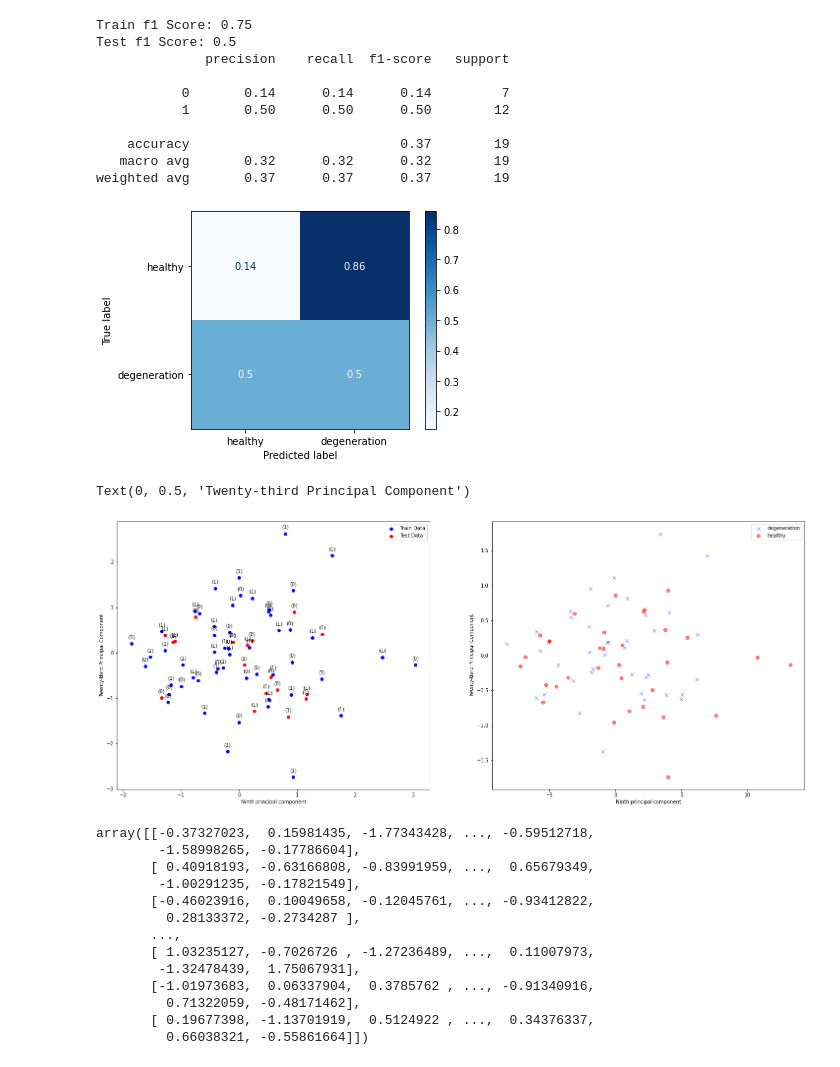
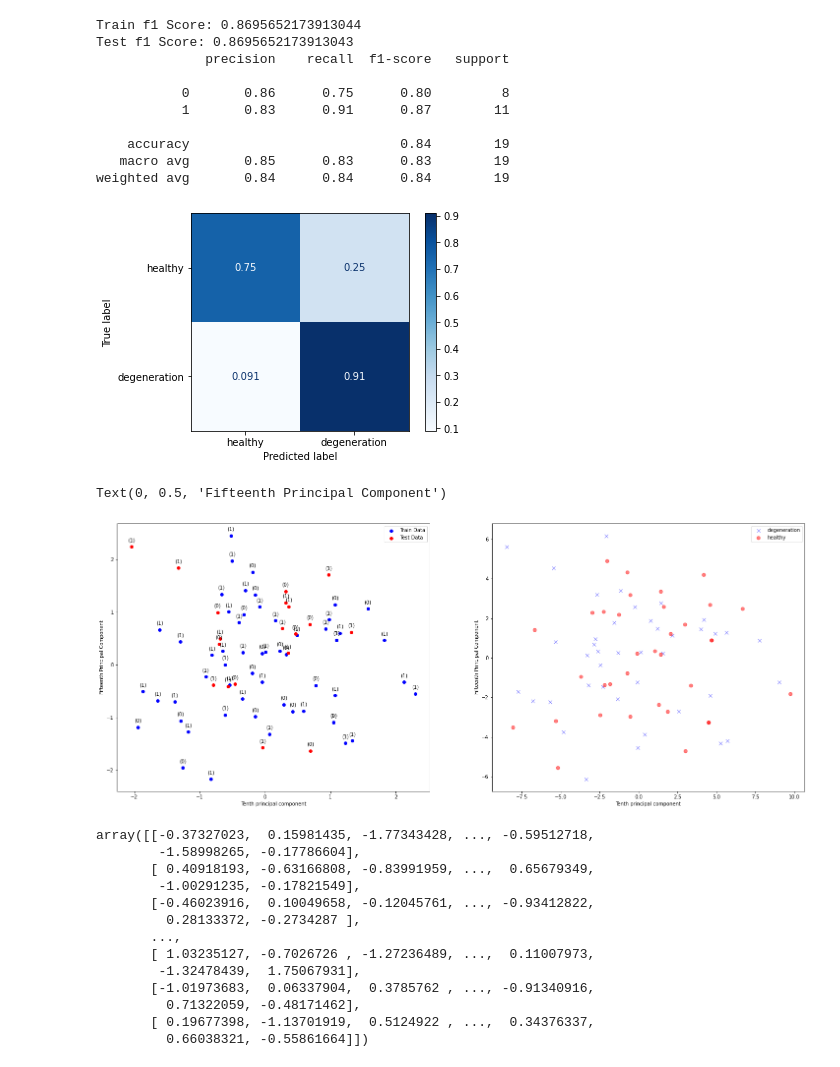
Before and after one commit to AlekKrajanowski/Motion-Capture-Gait, a Jupyter notebook: AKrajanowski/PCA_KNC.ipynb, the cells around one changed output. Saved outputs shown, nothing was run; the diff lists cells and outputs as text; code cells hidden in the pictures.

```diff
--- a/AKrajanowski/PCA_KNC.ipynb
+++ b/AKrajanowski/PCA_KNC.ipynb
@@ -19,7 +19,7 @@ import seaborn as sns
 # %%
 f=h5py.File(r'features_database_gait_one_cycles_both_legs.h5', 'r')
 print(list(f.keys()))
-x = f['right'][:,:,:]
+x = f['left'][:,:,:]
 print('(samples, timesteps, features)', x.shape)
 # %% [output]
 ['left', 'right']
@@ -27,11 +27,11 @@ print('(samples, timesteps, features)', x.shape)
 # %%
-path = f'cut_one_gait_cycle_right'
+path = f'cut_one_gait_cycle_left'
 filelist =[]
 digits =[]
 digits_int =[]
 for file in glob.glob(f'{path}\\*.c3d',recursive = True):
     filelist.append(file[4:-4].replace("_", ""))
-    digits.append(file[25:-9])
+    digits.append(file[24:-9])
 
 for ele in digits:
     digits_int.append(1) if ele=='degeneration' else digits_int.append(0)
@@ -47,5 +47,5 @@ scaled_data.shape
 # %%
-pca = PCA(n_components=74, svd_solver='full')
+pca = PCA(n_components=76, svd_solver='full')
 pca.fit(scaled_data)
 X_pca = pca.transform(scaled_data)
 # %%
@@ -114,5 +111,5 @@ plt.show()
 # %%
-X = X_pca[:,0:75]
+X = X_pca[:,0:43]
 
 # Train-test-split
 X_train, X_test, y_train, y_test = train_test_split(X, digits_int,
@@ -134,58 +131,57 @@ print(f'Train f1 Score: {f1_score(y_train, y_pred_train)}')
 print(f'Test f1 Score: {f1_score(y_test, y_pred_test)}')
 print(classification_report(y_test, y_pred_test))
 # %% [output]
-Train f1 Score: 0.75
-Test f1 Score: 0.5
+Train f1 Score: 0.8695652173913044
+Test f1 Score: 0.8695652173913043
               precision    recall  f1-score   support
 
-           0       0.14      0.14      0.14         7
-           1       0.50      0.50      0.50        12
+           0       0.86      0.75      0.80         8
+           1       0.83      0.91      0.87        11
 
-    accuracy                           0.37        19
-   macro avg       0.32      0.32      0.32        19
-weighted avg       0.37      0.37      0.37        19
+    accuracy                           0.84        19
+   macro avg       0.85      0.83      0.83        19
+weighted avg       0.84      0.84      0.84        19
 # %%
 plot_confusion_matrix(knn, X_test, y_test, display_labels=['healthy','degeneration'],
                       normalize='true', cmap='Blues');
 # %% [output]
-[figure, old version]
+[figure, new version]
 # %%
 fig, ax = plt.subplots(1, 2, figsize=(25,10))
 
 #KNN and PCA
 
-ax[0].scatter(X_train[:,9],X_train[:,35], c='blue', label='Train Data')
-for x,y,z in zip(X_train[:,9],X_train[:,35], y_pred_train):
+ax[0].scatter(X_train[:,10],X_train[:,15], c='blue', label='Train Data')
+for x,y,z in zip(X_train[:,10],X_train[:,15], y_pred_train):
     label = f"({z})"
     ax[0].annotate(label,
                  (x,y),
                  textcoords="offset points",
                  xytext=(0,10),
                  ha='center')
 
-ax[0].scatter(X_test[:,9],X_test[:,35], c='red', label='Test Data')
-for x,y,z in zip(X_test[:,9],X_test[:,35], y_pred_test):
+ax[0].scatter(X_test[:,10],X_test[:,15], c='red', label='Test Data')
+for x,y,z in zip(X_test[:,10],X_test[:,15], y_pred_test):
     label = f"({z})"
     ax[0].annotate(label,
                  (x,y),
                  textcoords="offset points",
                  xytext=(0,10),
                  ha='center')
 
-ax[0].set_xlabel('Ninth principal component')
-ax[0].set_ylabel('Twenty-third Principal Component')
+ax[0].set_xlabel('Tenth principal component')
+ax[0].set_ylabel('Fifteenth Principal Component')
 ax[0].legend()
 
 #Only PCA
-
-ax[1].plot(X_pca[0:40,9],X_pca[0:40,35], 'x', markersize=7, color='blue', alpha=0.5, label='degeneration')
-ax[1].plot(X_pca[41:74,9],X_pca[41:74,35], 'o', markersize=7, color='red', alpha=0.5, label='healthy')
+ax[1].plot(X_pca[0:41,10],X_pca[0:41,15], 'x', markersize=7, color='blue', alpha=0.5, label='degeneration')
+ax[1].plot(X_pca[41:76,10],X_pca[41:76,15], 'o', markersize=7, color='red', alpha=0.5, label='healthy')
 ax[1].legend()
-ax[1].set_xlabel('Ninth principal component')
-ax[1].set_ylabel('Twenty-third Principal Component')
+ax[1].set_xlabel('Tenth principal component')
+ax[1].set_ylabel('Fifteenth Principal Component')
 # %% [output]
-Text(0, 0.5, 'Twenty-third Principal Component')
+Text(0, 0.5, 'Fifteenth Principal Component')
-[figure, old version]
+[figure, new version]
 # %%
 X_train
 # %% [output]
```
Also changed, not shown: parts of 4 cells of this notebook, 4 other files.
